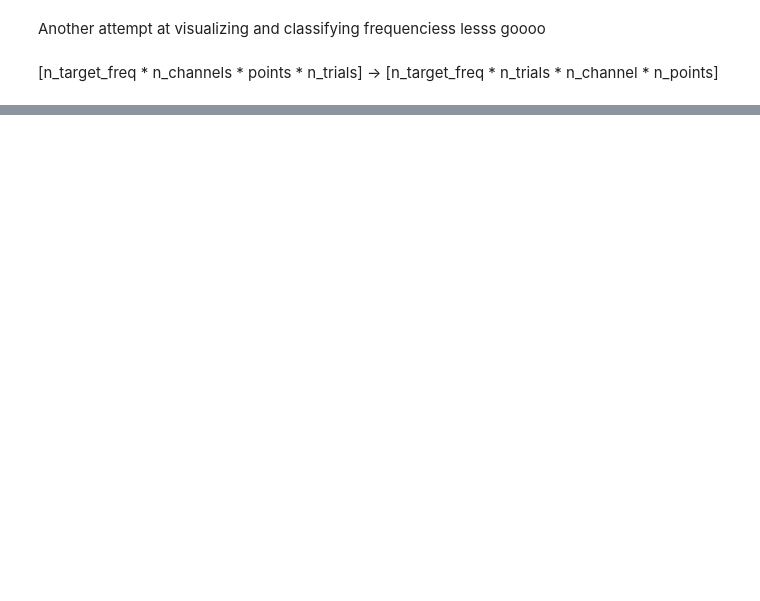
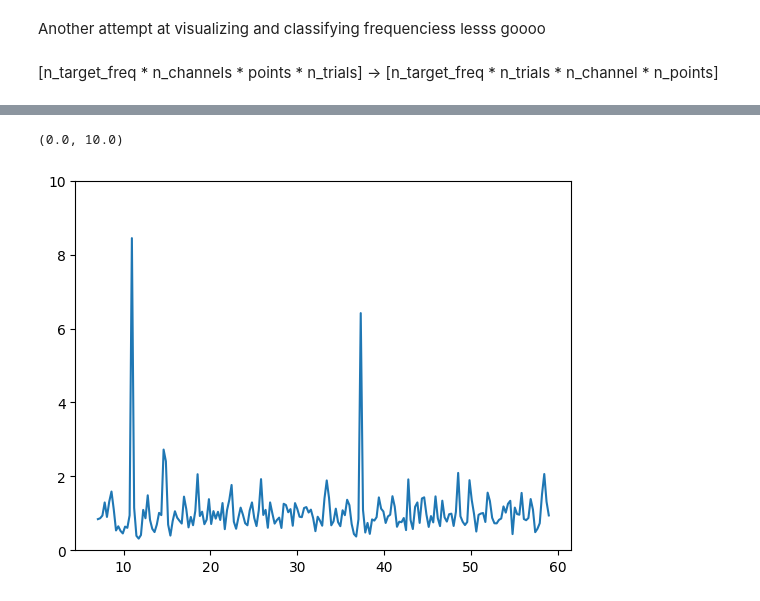
Before and after one commit to AkilanSS/12JFPM_SSVEP, a Jupyter notebook: src/main2.ipynb, the cells around one changed output, grey strips where cells are left out. Cells and saved outputs as stored; diff of their text form; code cells hidden in the pictures; blank space fills up the shorter version.

```diff
--- a/src/main2.ipynb
+++ b/src/main2.ipynb
@@ -72,0 +121,8 @@ Plotting power spectral density (dB=True).
+# %%
+snr = [snr_spectrum(psd.get_data(), 3, 1) for psd in mean_psd]
+# %%
+plt.plot(np.linspace(6,60, len(snr[0][7])), snr[1][7])
+plt.ylim(0, 10)
+# %% [output]
+(0.0, 10.0)
+[figure, added]
```
Also changed, not shown: parts of 2 cells of this notebook.
